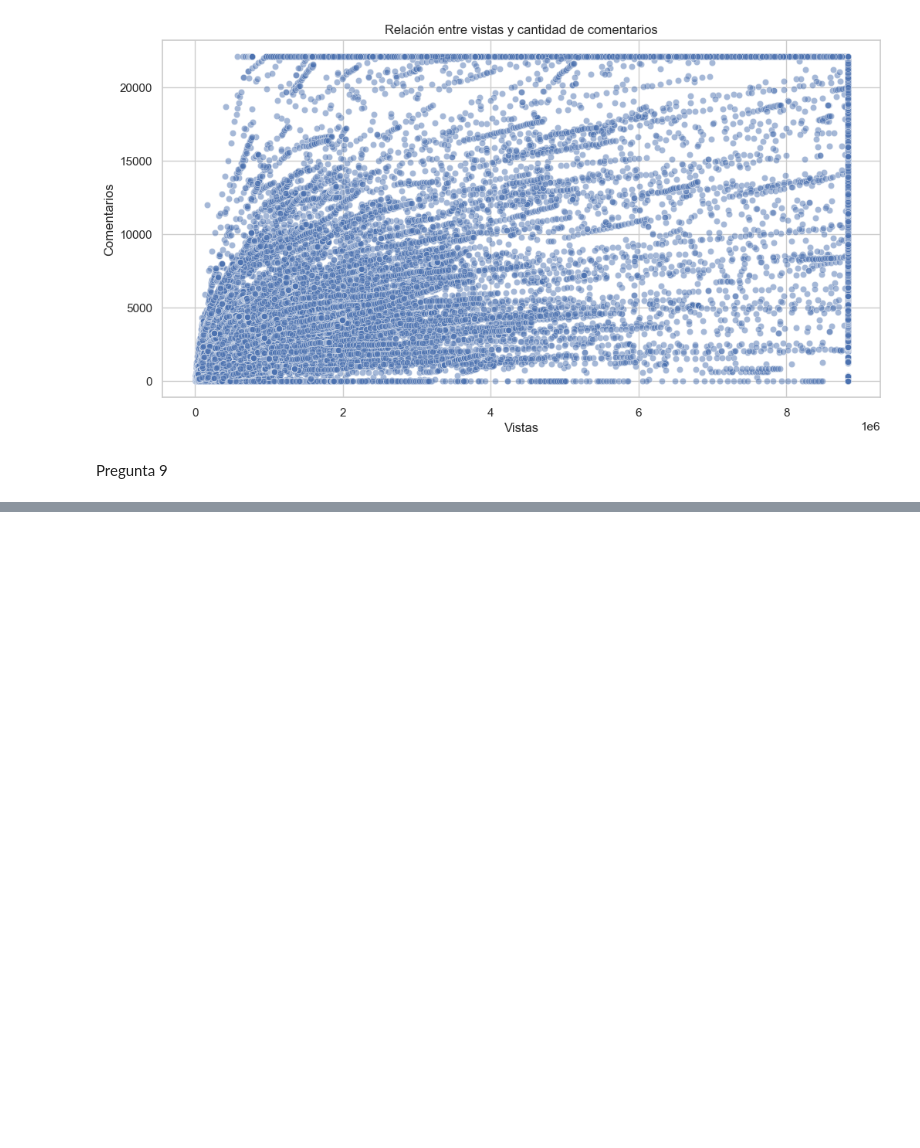
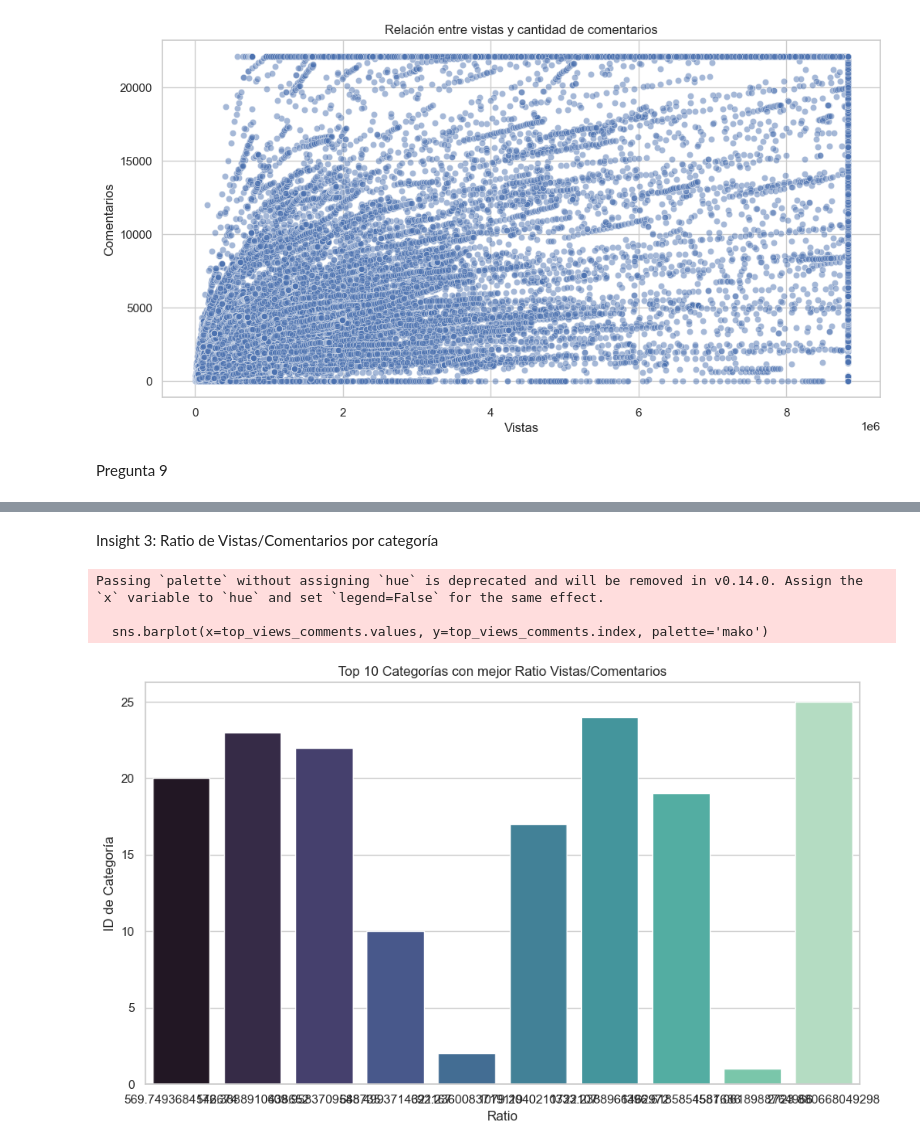
Before and after one commit to rodrigo-g08/FDS-2025-1-259, a Jupyter notebook: Graficacion con el nuevo dataset.ipynb, the cells around one changed output, grey strips where cells are left out. Cells and saved outputs as stored; diff of their text form; code cells hidden in the pictures; blank space fills up the shorter version.

```diff
--- a/Graficacion con el nuevo dataset.ipynb
+++ b/Graficacion con el nuevo dataset.ipynb
@@ -164,0 +206,19 @@ Pregunta 9
+# %% [markdown]
+Insight 3: Ratio de Vistas/Comentarios por categoría
+# %%
+df_ratio2 = df[df['comment_count'] != 0].copy()
+df_ratio2['views_comments_ratio'] = df_ratio2['views'] / df_ratio2['comment_count']
+top_views_comments = df_ratio2.groupby('category_id')['views_comments_ratio'].mean().sort_values(ascending=False).head(10)
+
+plt.figure(figsize=(10,6))
+sns.barplot(x=top_views_comments.values, y=top_views_comments.index, palette='mako')
+plt.title('Top 10 Categorías con mejor Ratio Vistas/Comentarios')
+plt.xlabel('Ratio')
+plt.ylabel('ID de Categoría')
+plt.tight_layout()
+plt.show()
+# %% [output]
+Passing `palette` without assigning `hue` is deprecated and will be removed in v0.14.0. Assign the `x` variable to `hue` and set `legend=False` for the same effect.
+
+  sns.barplot(x=top_views_comments.values, y=top_views_comments.index, palette='mako')
+[figure, added]
```
Also changed, not shown: parts of 11 cells of this notebook.
